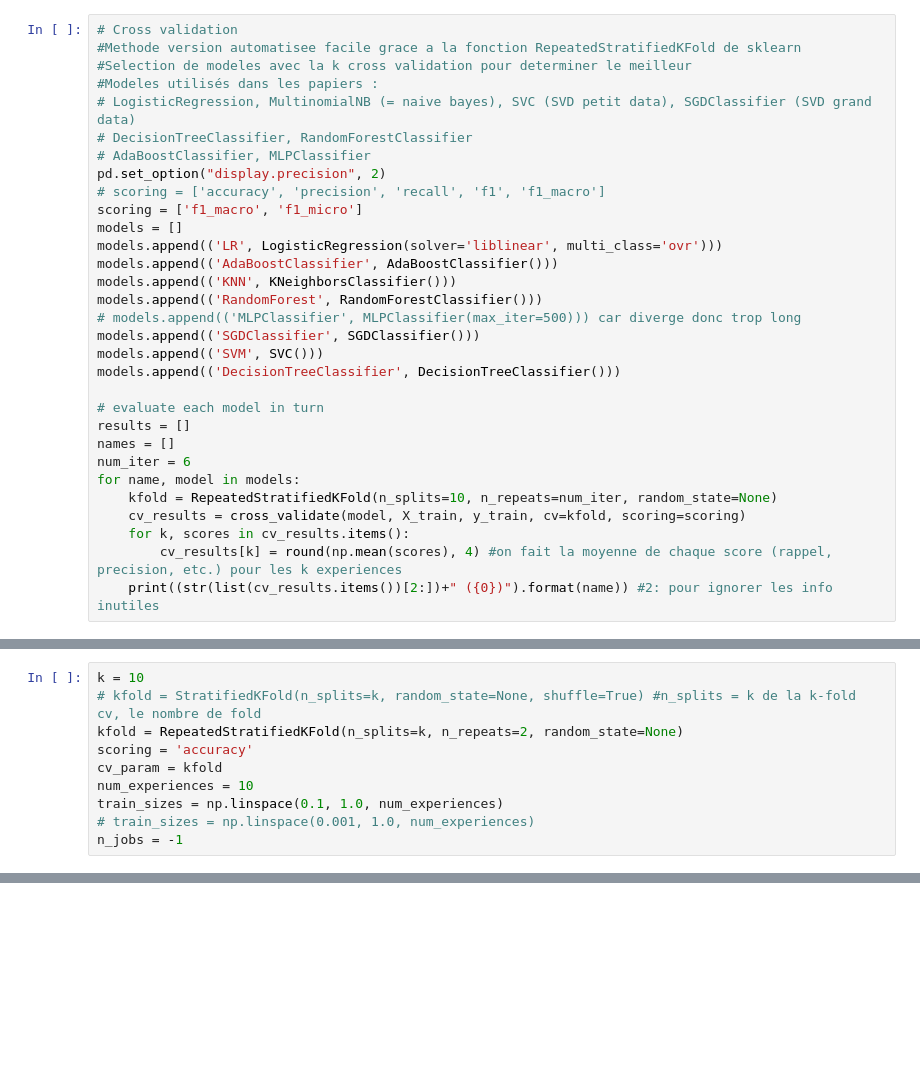
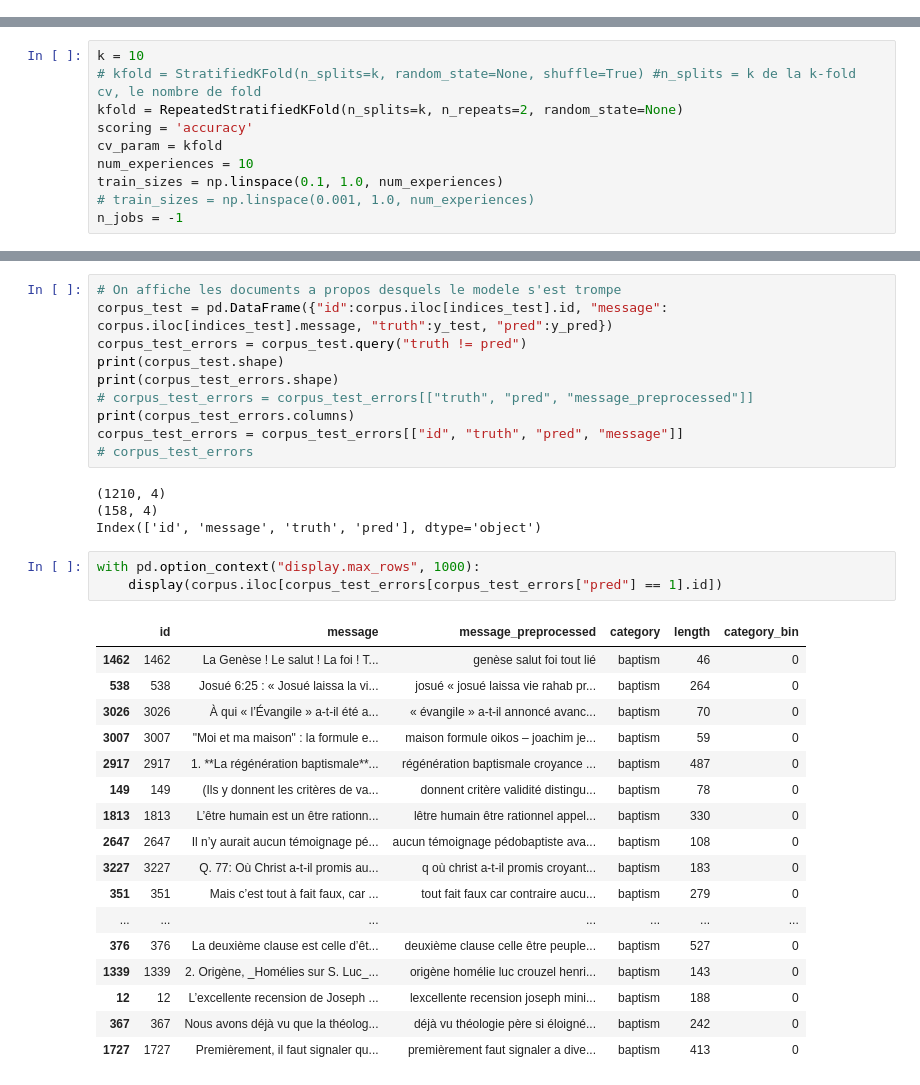
Before and after one commit to lolodino77/classification_texte_articles, a Jupyter notebook: sources/classification/word2vec/1_word2vec_skip_gram_classification.ipynb, the cells around one changed output, grey strips where cells are left out. Cells and saved outputs as stored; diff of their text form; blank space fills up the shorter version.

```diff
--- a/sources/classification/word2vec/1_word2vec_skip_gram_classification.ipynb
+++ b/sources/classification/word2vec/1_word2vec_skip_gram_classification.ipynb
@@ -172,34 +104,3 @@ X = corpus_word2vec_sk.iloc[:, np.r_[0:200]]
 y = corpus_word2vec_sk["category_bin"]
 indices = corpus["id"]
 X_train, X_test, y_train, y_test, indices_train, indices_test = train_test_split(X, y, indices, test_size=0.33, random_state=42)
-# %%
-# Cross validation
-#Methode version automatisee facile grace a la fonction RepeatedStratifiedKFold de sklearn
-#Selection de modeles avec la k cross validation pour determiner le meilleur
-#Modeles utilisés dans les papiers :
-# LogisticRegression, MultinomialNB (= naive bayes), SVC (SVD petit data), SGDClassifier (SVD grand data)
-# DecisionTreeClassifier, RandomForestClassifier
-# AdaBoostClassifier, MLPClassifier
-pd.set_option("display.precision", 2)
-# scoring = ['accuracy', 'precision', 'recall', 'f1', 'f1_macro']
-scoring = ['f1_macro', 'f1_micro']
-models = []
-models.append(('LR', LogisticRegression(solver='liblinear', multi_class='ovr')))
-models.append(('AdaBoostClassifier', AdaBoostClassifier()))
-models.append(('KNN', KNeighborsClassifier()))
-models.append(('RandomForest', RandomForestClassifier()))
-# models.append(('MLPClassifier', MLPClassifier(max_iter=500))) car diverge donc trop long
-models.append(('SGDClassifier', SGDClassifier()))
-models.append(('SVM', SVC()))
-models.append(('DecisionTreeClassifier', DecisionTreeClassifier()))
-
-# evaluate each model in turn
-results = []
-names = []
-num_iter = 6
-for name, model in models:
-    kfold = RepeatedStratifiedKFold(n_splits=10, n_repeats=num_iter, random_state=None)
-    cv_results = cross_validate(model, X_train, y_train, cv=kfold, scoring=scoring)
-    for k, scores in cv_results.items():
-        cv_results[k] = round(np.mean(scores), 4) #on fait la moyenne de chaque score (rappel, precision, etc.) pour les k experiences
-    print((str(list(cv_results.items())[2:])+" ({0})").format(name)) #2: pour ignorer les info inutiles
@@ -295,0 +188,35 @@ get_learning_curve(model, X_train, y_train, cv_param, "precision", train_sizes,
+# %%
+# On affiche les documents a propos desquels le modele s'est trompe
+corpus_test = pd.DataFrame({"id":corpus.iloc[indices_test].id, "message": corpus.iloc[indices_test].message, "truth":y_test, "pred":y_pred})
+corpus_test_errors = corpus_test.query("truth != pred")
+print(corpus_test.shape)
+print(corpus_test_errors.shape)
+# corpus_test_errors = corpus_test_errors[["truth", "pred", "message_preprocessed"]]
+print(corpus_test_errors.columns)
+corpus_test_errors = corpus_test_errors[["id", "truth", "pred", "message"]]
+# corpus_test_errors
+# %% [output]
+(1210, 4)
+(158, 4)
+Index(['id', 'message', 'truth', 'pred'], dtype='object')
+# %%
+with pd.option_context("display.max_rows", 1000):
+    display(corpus.iloc[corpus_test_errors[corpus_test_errors["pred"] == 1].id])
+# %% [output]
+|  | id | message | message_preprocessed | category | length | category_bin |
+| 1462 | 1462 | La Genèse ! Le salut ! La foi ! T... | genèse salut foi tout lié | baptism | 46 | 0 |
+| 538 | 538 | Josué 6:25 : « Josué laissa la vi... | josué « josué laissa vie rahab pr... | baptism | 264 | 0 |
+| 3026 | 3026 | À qui « l’Évangile » a-t-il été a... | « évangile » a-t-il annoncé avanc... | baptism | 70 | 0 |
+| 3007 | 3007 | "Moi et ma maison" : la formule e... | maison formule oikos – joachim je... | baptism | 59 | 0 |
+| 2917 | 2917 | 1. **La régénération baptismale**... | régénération baptismale croyance ... | baptism | 487 | 0 |
+| 149 | 149 | (Ils y donnent les critères de va... | donnent critère validité distingu... | baptism | 78 | 0 |
+| 1813 | 1813 | L’être humain est un être rationn... | lêtre humain être rationnel appel... | baptism | 330 | 0 |
+| 2647 | 2647 | Il n’y aurait aucun témoignage pé... | aucun témoignage pédobaptiste ava... | baptism | 108 | 0 |
+| 3227 | 3227 | Q. 77: Où Christ a-t-il promis au... | q où christ a-t-il promis croyant... | baptism | 183 | 0 |
+| 351 | 351 | Mais c’est tout à fait faux, car ... | tout fait faux car contraire aucu... | baptism | 279 | 0 |
+| ... | ... | ... | ... | ... | ... | ... |
+| 376 | 376 | La deuxième clause est celle d’êt... | deuxième clause celle être peuple... | baptism | 527 | 0 |
+| 1339 | 1339 | 2. Origène, _Homélies sur S. Luc_... | origène homélie luc crouzel henri... | baptism | 143 | 0 |
+| 12 | 12 | L’excellente recension de Joseph ... | lexcellente recension joseph mini... | baptism | 188 | 0 |
+| 367 | 367 | Nous avons déjà vu que la théolog... | déjà vu théologie père si éloigné... | baptism | 242 | 0 |
+| 1727 | 1727 | Premièrement, il faut signaler qu... | premièrement faut signaler a dive... | baptism | 413 | 0 |
```
Also changed, not shown: parts of 25 cells of this notebook, 3 other files.
